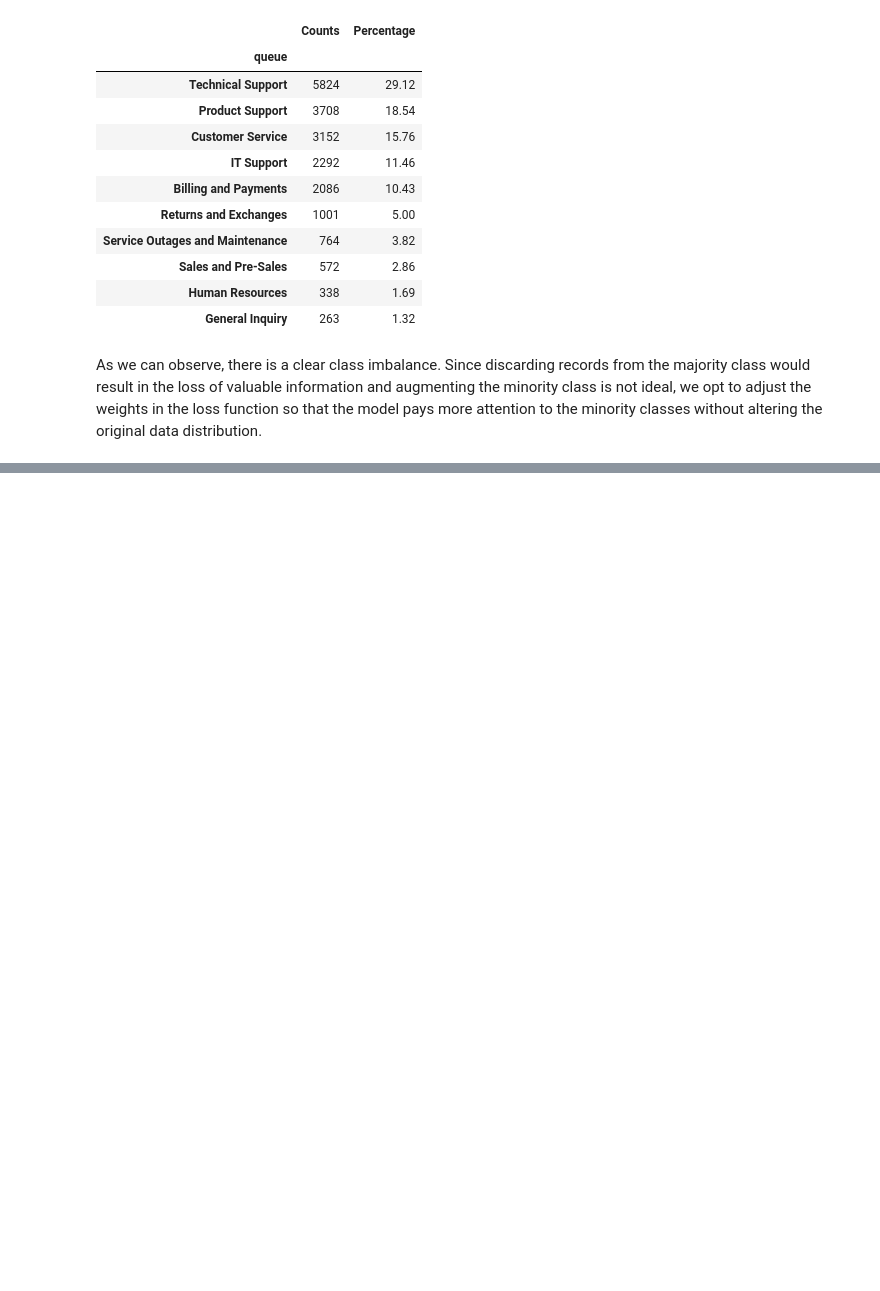
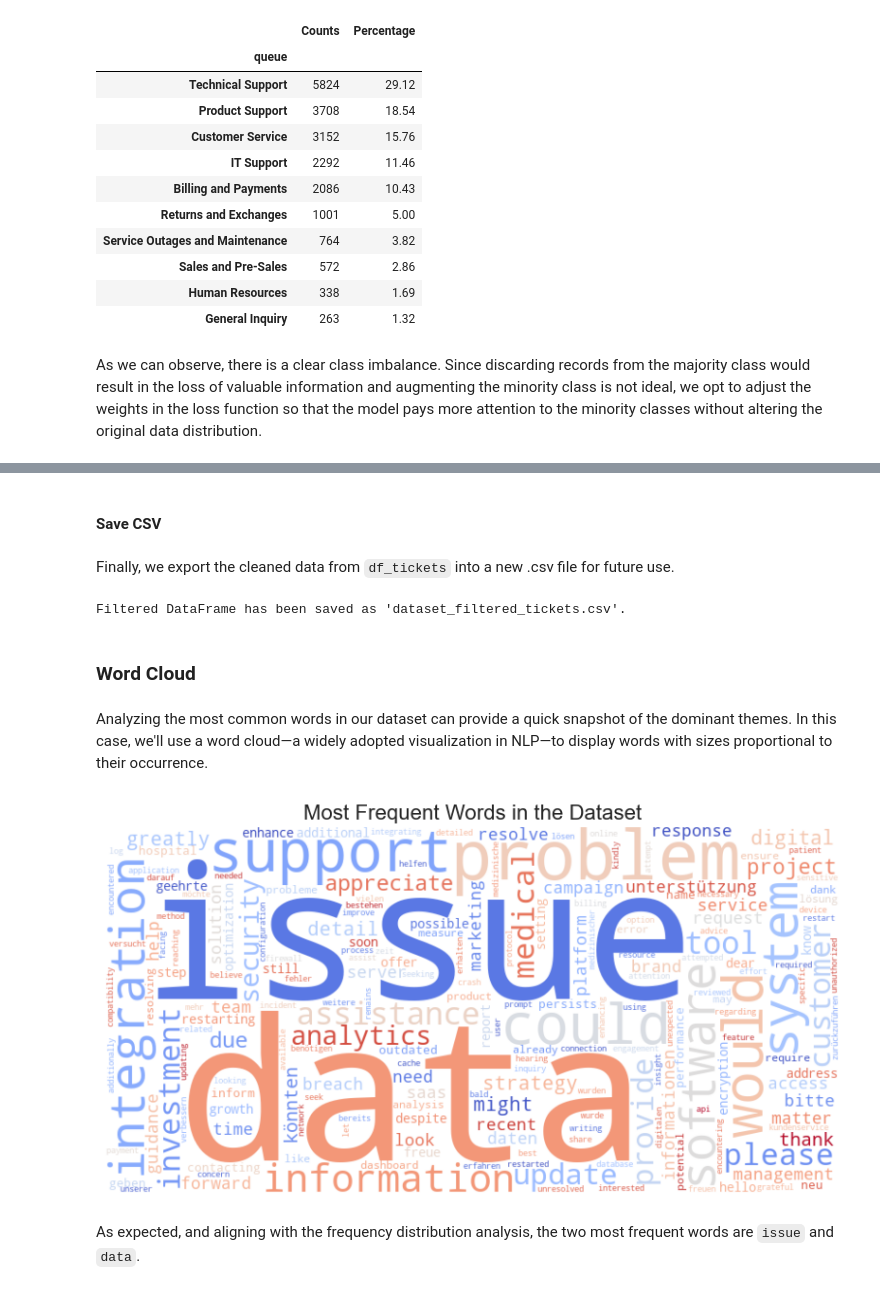
Before and after one commit to margavera/Customer-IT-Support-Text-Classification, a Jupyter notebook: notebooks/EDA.ipynb, the cells around one changed output, grey strips where cells are left out. Drawn from its saved outputs; the diff is of its cells as text; code cells hidden in the pictures; blank space fills up the shorter version.

```diff
--- a/notebooks/EDA.ipynb
+++ b/notebooks/EDA.ipynb
@@ -162,0 +367,9 @@ As we can observe, there is a clear class imbalance. Since discarding records fr
+# %%
+# Drop rows where the word_count is less than 3
+df_filtered = df_tickets[df_tickets['word_count'] >= 3]
+num_short_texts = df_tickets.shape[0] - df_filtered.shape[0]
+df_tickets = df_filtered
+
+print(f"Number of records with less than 3 words: {num_short_texts}")
+
+df_tickets.head()
@@ -162,0 +384,25 @@ As we can observe, there is a clear class imbalance. Since discarding records fr
+# %% [markdown]
+#### Save CSV
+# %% [markdown]
+Finally, we export the cleaned data from `df_tickets` into a new .csv file for future use.
+# %%
+df_filtered.to_csv(
+    path_or_buf=os.path.join("../data", "dataset_filtered_tickets.csv"),
+    sep=";",
+    quoting=csv.QUOTE_ALL,
+    index=False
+)
+
+print("Filtered DataFrame has been saved as 'dataset_filtered_tickets.csv'.")
+# %% [output]
+Filtered DataFrame has been saved as 'dataset_filtered_tickets.csv'.
+# %% [markdown]
+### Word Cloud
+# %% [markdown]
+Analyzing the most common words in our dataset can provide a quick snapshot of the dominant themes. In this case, we'll use a word cloud—a widely adopted visualization in NLP—to display words with sizes proportional to their occurrence.
+# %%
+generate_wordcloud(df_tickets, stopwords=stop_words_en)
+# %% [output]
+[figure, added]
+# %% [markdown]
+As expected, and aligning with the frequency distribution analysis, the two most frequent words are `issue` and `data`.
```
Also changed, not shown: parts of 26 cells of this notebook, 2 other files.
